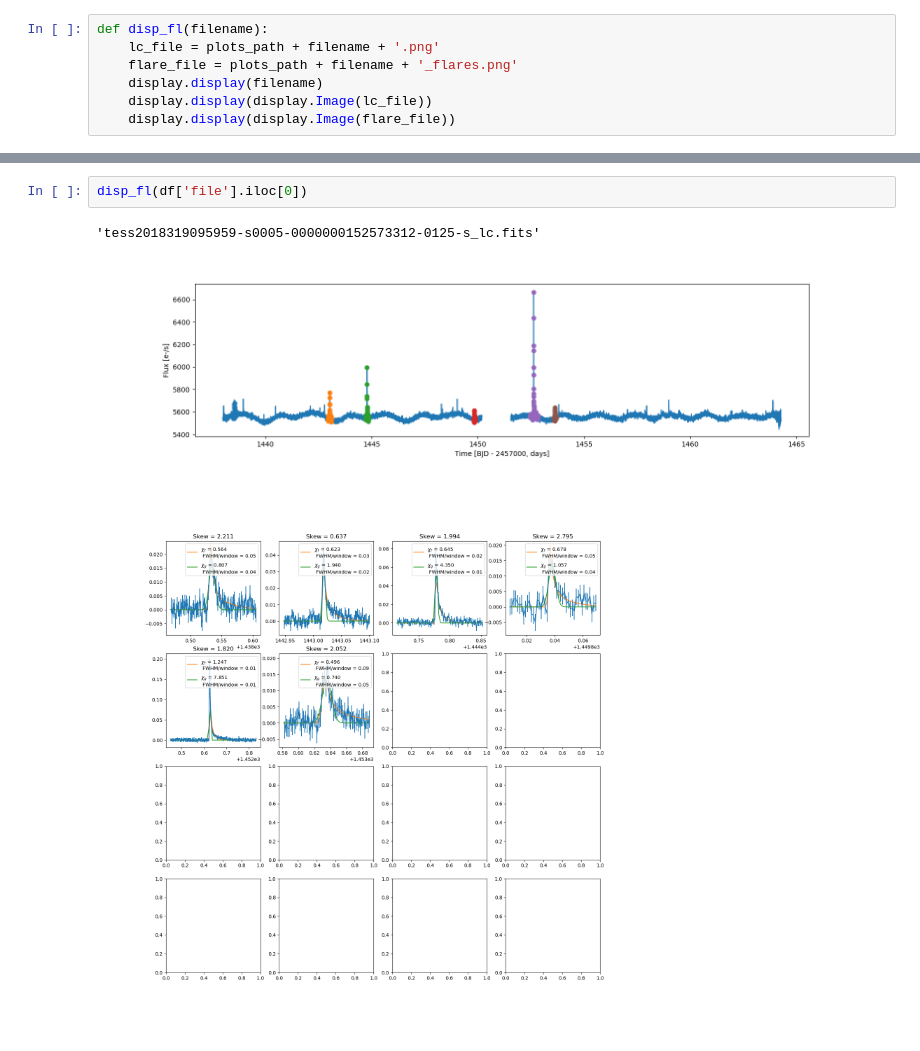
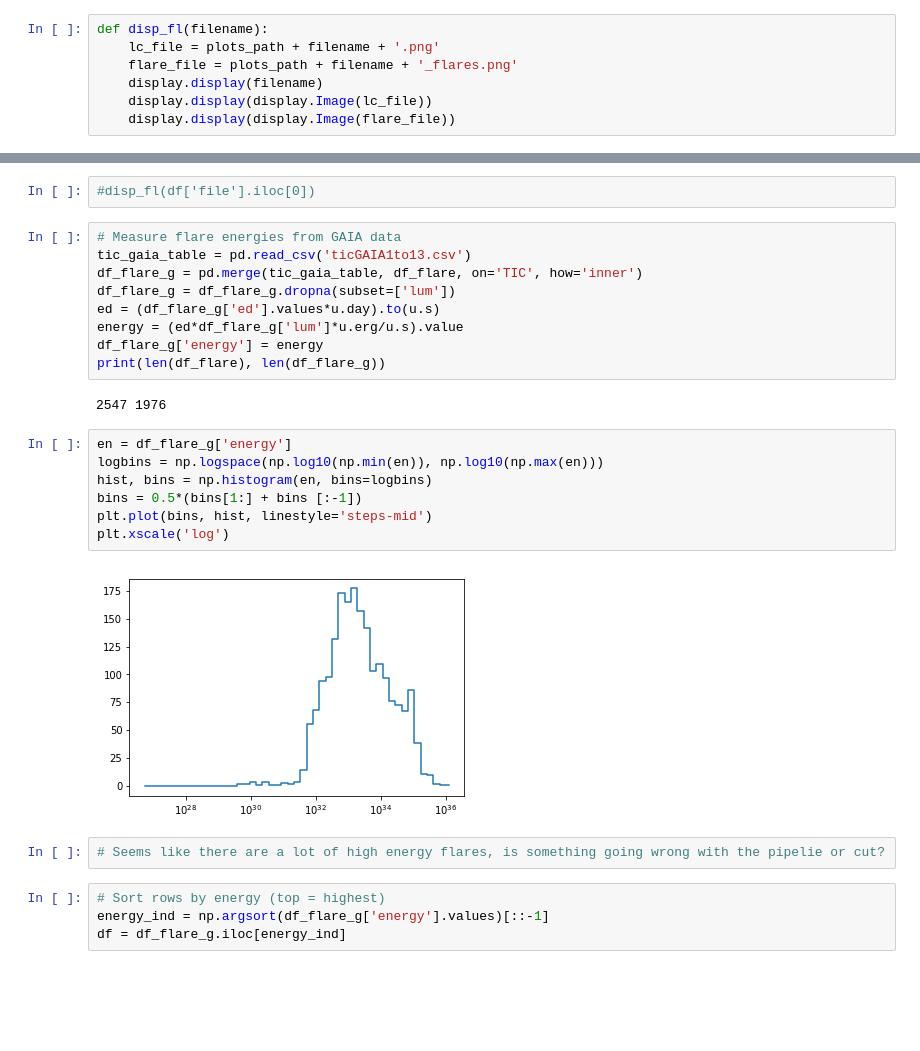
Before and after one commit to spencerw/tess_flare, a Jupyter notebook: flareStats1to13.ipynb, the cells around one changed output, grey strips where cells are left out. Saved outputs shown, nothing was run; the diff lists cells and outputs as text; blank space fills up the shorter version.

```diff
--- a/flareStats1to13.ipynb
+++ b/flareStats1to13.ipynb
@@ -41,6 +41,28 @@ df_flare[df_flare['TIC'] == TIC1]
 # %%
-disp_fl(df['file'].iloc[0])
+#disp_fl(df['file'].iloc[0])
-# %% [output]
-'tess2018319095959-s0005-0000000152573312-0125-s_lc.fits'
-[figure, removed]
-[figure, removed]
+# %%
+# Measure flare energies from GAIA data
+tic_gaia_table = pd.read_csv('ticGAIA1to13.csv')
+df_flare_g = pd.merge(tic_gaia_table, df_flare, on='TIC', how='inner')
+df_flare_g = df_flare_g.dropna(subset=['lum'])
+ed = (df_flare_g['ed'].values*u.day).to(u.s)
+energy = (ed*df_flare_g['lum']*u.erg/u.s).value
+df_flare_g['energy'] = energy
+print(len(df_flare), len(df_flare_g))
+# %% [output]
+2547 1976
+# %%
+en = df_flare_g['energy']
+logbins = np.logspace(np.log10(np.min(en)), np.log10(np.max(en)))
+hist, bins = np.histogram(en, bins=logbins)
+bins = 0.5*(bins[1:] + bins [:-1])
+plt.plot(bins, hist, linestyle='steps-mid')
+plt.xscale('log')
+# %% [output]
+[figure, added]
+# %%
+# Seems like there are a lot of high energy flares, is something going wrong with the pipelie or cut?
+# %%
+# Sort rows by energy (top = highest)
+energy_ind = np.argsort(df_flare_g['energy'].values)[::-1]
+df = df_flare_g.iloc[energy_ind]
```
Also changed, not shown: parts of 5 cells of this notebook, 2 other files.
